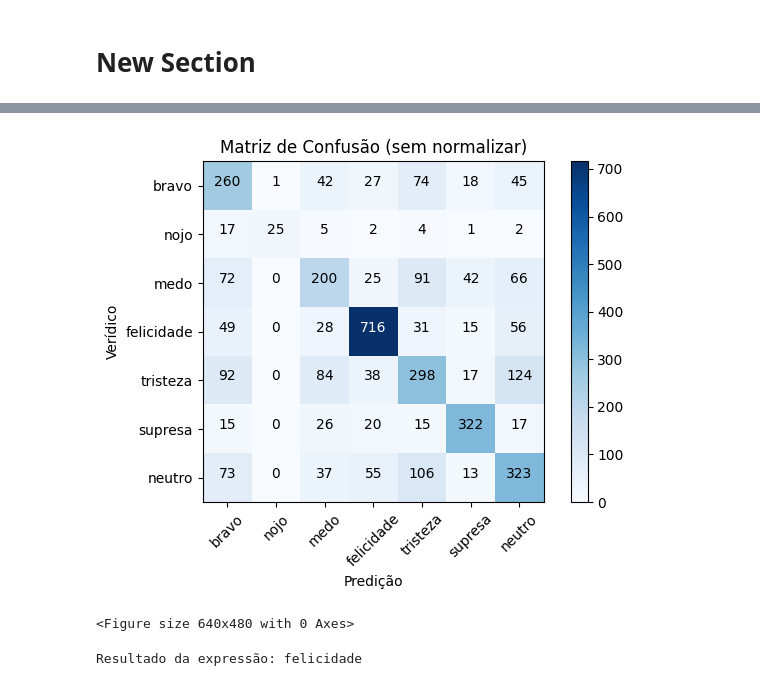
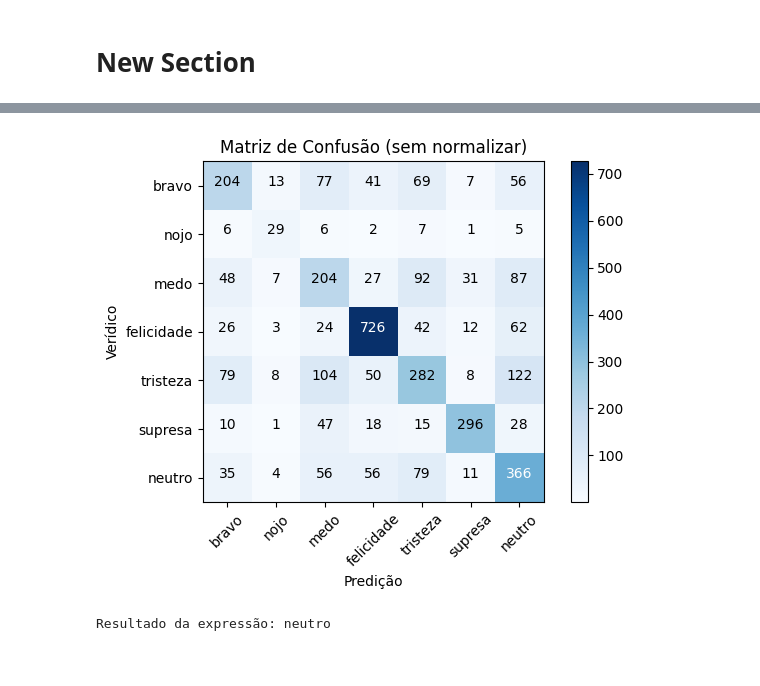
Before and after one commit to hysakada/IA-FER, a Jupyter notebook: Analise_Emocao.ipynb, the cells around one changed output, grey strips where cells are left out. Drawn from its saved outputs; the diff is of its cells as text; code cells hidden in the pictures.

```diff
--- a/Analise_Emocao.ipynb
+++ b/Analise_Emocao.ipynb
@@ -108,16 +108,16 @@ model.add(MaxPooling2D(pool_size=(2,2), strides=(2, 2)))
 model.add(Flatten())
 
 #fully connected neural networks
-#model.add(Dense(1024, activation='relu'))
-#model.add(Dropout(0.2))
-#model.add(Dense(1024, activation='relu'))
-#model.add(Dropout(0.2))
+model.add(Dense(1024, activation='relu'))
+model.add(Dropout(0.2))
+model.add(Dense(1024, activation='relu'))
+model.add(Dropout(0.2))
 
 
-model.add(Dense(128, activation='relu'))
-model.add(BatchNormalization())
-model.add(Dropout(0.2))
-model.add(Dense(7))
+#model.add(Dense(128, activation='relu'))
+#model.add(BatchNormalization())
+#model.add(Dropout(0.2))
+#model.add(Dense(7))
 
 
 model.add(Dense(num_labels, activation='softmax'))
@@ -188,7 +188,7 @@ adivinhar=model.predict(Y_test_Pixels)
 
 from sklearn.metrics import classification_report, confusion_matrix,plot_confusion_matrix
 
-pred_list = []; actual_list = []; emo_pred=[]; emo_actual=[]
+pred_list = []; actual_list = []
 ind=0
 for i in adivinhar:
 
@@ -199,4 +199,4 @@ for i in Y_test_Labels:
   actual_list.append(np.argmax(i))
   emo_actual.append(emocoes[np.argmax(i)])
 
-confusion_matrix(actual_list, pred_list)
+matriz_plotagem=confusion_matrix(actual_list, pred_list)
@@ -246,43 +238,40 @@ def plot_confusion_matrix(cm, classes,
 # %%
 import itertools
 import numpy as np
 import matplotlib.pyplot as plt
 
 from sklearn import svm, datasets
 from sklearn.model_selection import train_test_split
 from sklearn.metrics import confusion_matrix
 
-cnf_matrix = confusion_matrix(actual_list, pred_list)
+
 np.set_printoptions(precision=2)
 
 # Plot non-normalized confusion matrix
 plt.figure()
-plot_confusion_matrix(cnf_matrix, classes=emocoes,
+plot_confusion_matrix(matriz_plotagem, classes=emocoes,
                       title='Matriz de Confusão (sem normalizar)')
 plt.show()
 # %% [output]
-[figure, old version]
+[figure, new version]
 # %%
 from skimage import io
-img = image.load_img('drive/My Drive/TCC IA/neutro.jpeg', color_mode="grayscale", target_size=(48, 48))
+img = image.load_img('drive/My Drive/TCC IA/nojo.jpeg', color_mode="grayscale", target_size=(48, 48))
 #img = image.load_img('sorriso.jpeg', grayscale=True, target_size=(48, 48))
-#show_img=image.load_img('sorriso.jpeg', grayscale=False, target_size=(200, 200))
+show_img=image.load_img('drive/My Drive/TCC IA/surpresa1.jpeg', grayscale=False, target_size=(200, 200))
 x = image.img_to_array(img)
 x = np.expand_dims(x, axis = 0)
 
 x /= 255
 
 resultado = model.predict(x)
-#x = np.array(x, 'float32')
-#x = x.reshape([48, 48]);
+x = np.array(x, 'float32')
+x = x.reshape([48, 48]);
 
-plt.gray()
-
-plt.show(img)
+#plt.imshow(show_img)
 
 
 
 print('Resultado da expressão:',emocoes[np.argmax(resultado)])
 # %% [output]
-<Figure size 640x480 with 0 Axes>
+Resultado da expressão: neutro
-Resultado da expressão: felicidade
```
Also changed, not shown: parts of 3 cells of this notebook.
